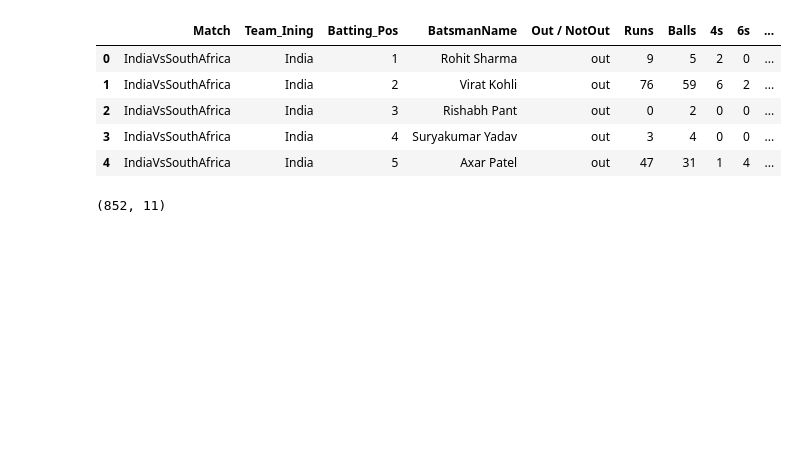
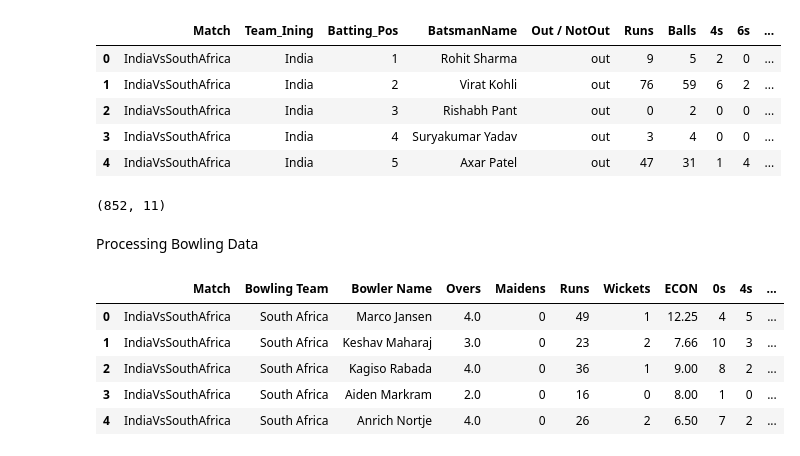
Before and after one commit to omkar2503/T20WorldCup2024-Analytics, a Jupyter notebook: data_preprocessing.ipynb, the cells around one changed output. Drawn from its saved outputs; the diff is of its cells as text; code cells hidden in the pictures; blank space fills up the shorter version.

Commit message:
added for bowling and player data

```diff
--- a/data_preprocessing.ipynb
+++ b/data_preprocessing.ipynb
@@ -84,3 +82,17 @@ df_batting.shape
 (852, 11)
 # %%
 df_batting.to_csv('/content/drive/MyDrive/t20_data/batting_data.csv', index = False)
+# %% [markdown]
+Processing Bowling Data
+# %%
+# Replace with your actual file path
+file_path = '/content/drive/MyDrive/t20_data/Bowling_summary.csv'
+df_bowling= pd.read_csv(file_path)
+df_bowling.head()
+# %% [output]
+|  | Match | Bowling Team | Bowler Name | Overs | Maidens | Runs | Wickets | ECON | 0s | 4s | ... |
+| 0 | IndiaVsSouthAfrica | South Africa | Marco Jansen | 4.0 | 0 | 49 | 1 | 12.25 | 4 | 5 | ... |
+| 1 | IndiaVsSouthAfrica | South Africa | Keshav Maharaj | 3.0 | 0 | 23 | 2 | 7.66 | 10 | 3 | ... |
+| 2 | IndiaVsSouthAfrica | South Africa | Kagiso Rabada | 4.0 | 0 | 36 | 1 | 9.00 | 8 | 2 | ... |
+| 3 | IndiaVsSouthAfrica | South Africa | Aiden Markram | 2.0 | 0 | 16 | 0 | 8.00 | 1 | 0 | ... |
+| 4 | IndiaVsSouthAfrica | South Africa | Anrich Nortje | 4.0 | 0 | 26 | 2 | 6.50 | 7 | 2 | ... |
```
Also changed, not shown: parts of 5 cells of this notebook, 2 other files.
